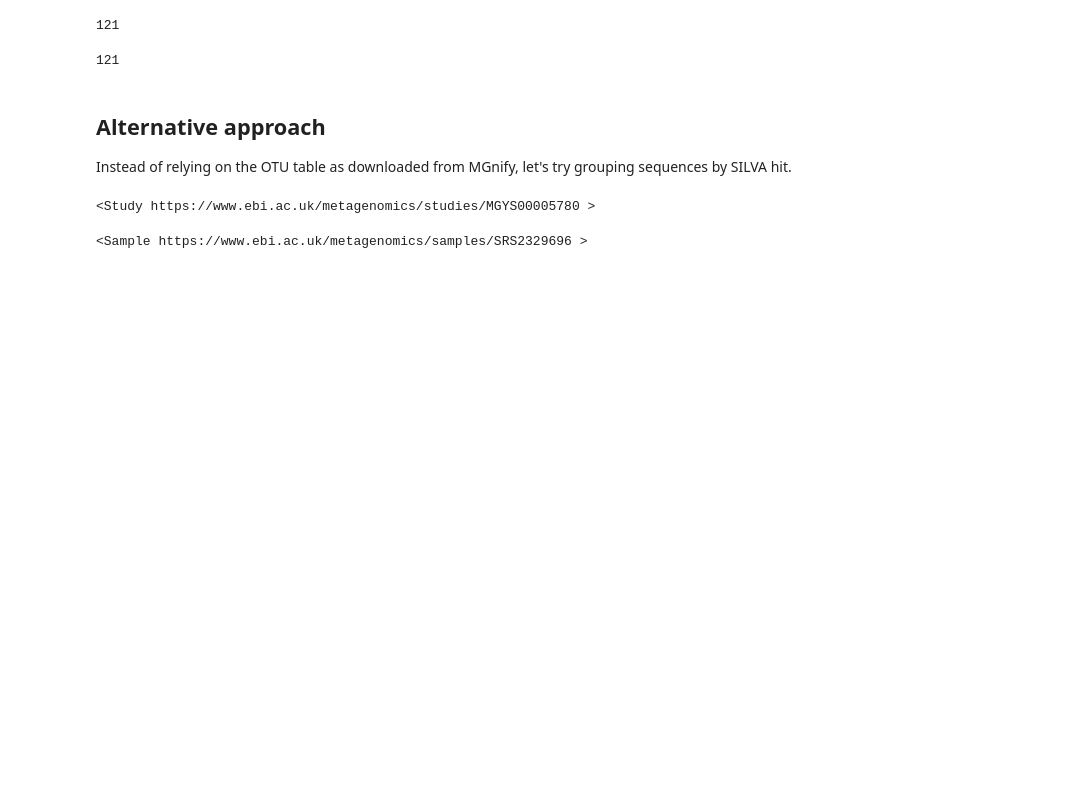
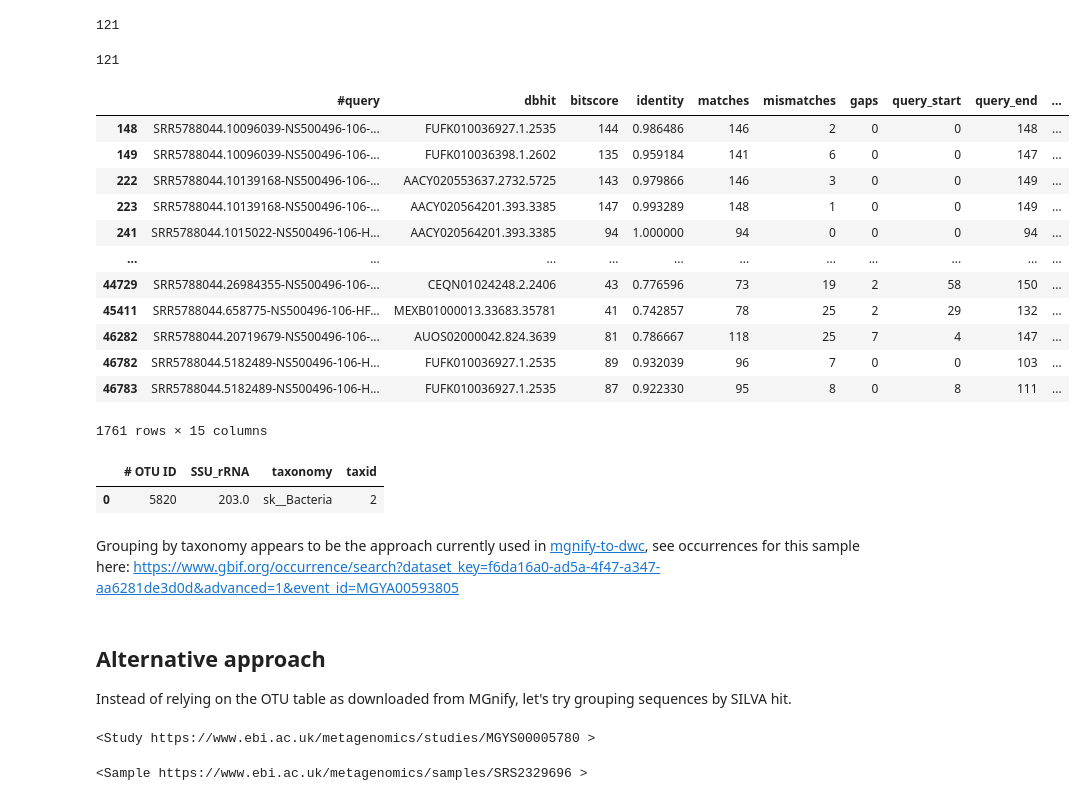
Before and after one commit to iobis/mgnify-extract, a Jupyter notebook: notebooks/otus.ipynb, the cells around one changed output. Saved outputs shown, nothing was run; the diff lists cells and outputs as text; code cells hidden in the pictures; blank space fills up the shorter version.

```diff
--- a/notebooks/otus.ipynb
+++ b/notebooks/otus.ipynb
@@ -68,6 +117,31 @@ pd.Series([clean_taxonomy_string(tax) for tax in otu["taxonomy"]]).nunique()
 pd.Series([clean_taxonomy_string(tax) for tax in mseq["SILVA"]]).nunique()
 # %% [output]
 121
+# %%
+mseq_bacteria = mseq.loc[mseq["SILVA"].apply(lambda x: clean_taxonomy_string(x)) == "sk__Bacteria"]
+mseq_bacteria
+# %% [output]
+|  | #query | dbhit | bitscore | identity | matches | mismatches | gaps | query_start | query_end | ... |
+| 148 | SRR5788044.10096039-NS500496-106-... | FUFK010036927.1.2535 | 144 | 0.986486 | 146 | 2 | 0 | 0 | 148 | ... |
+| 149 | SRR5788044.10096039-NS500496-106-... | FUFK010036398.1.2602 | 135 | 0.959184 | 141 | 6 | 0 | 0 | 147 | ... |
+| 222 | SRR5788044.10139168-NS500496-106-... | AACY020553637.2732.5725 | 143 | 0.979866 | 146 | 3 | 0 | 0 | 149 | ... |
+| 223 | SRR5788044.10139168-NS500496-106-... | AACY020564201.393.3385 | 147 | 0.993289 | 148 | 1 | 0 | 0 | 149 | ... |
+| 241 | SRR5788044.1015022-NS500496-106-H... | AACY020564201.393.3385 | 94 | 1.000000 | 94 | 0 | 0 | 0 | 94 | ... |
+| ... | ... | ... | ... | ... | ... | ... | ... | ... | ... | ... |
+| 44729 | SRR5788044.26984355-NS500496-106-... | CEQN01024248.2.2406 | 43 | 0.776596 | 73 | 19 | 2 | 58 | 150 | ... |
+| 45411 | SRR5788044.658775-NS500496-106-HF... | MEXB01000013.33683.35781 | 41 | 0.742857 | 78 | 25 | 2 | 29 | 132 | ... |
+| 46282 | SRR5788044.20719679-NS500496-106-... | AUOS02000042.824.3639 | 81 | 0.786667 | 118 | 25 | 7 | 4 | 147 | ... |
+| 46782 | SRR5788044.5182489-NS500496-106-H... | FUFK010036927.1.2535 | 89 | 0.932039 | 96 | 7 | 0 | 0 | 103 | ... |
+| 46783 | SRR5788044.5182489-NS500496-106-H... | FUFK010036927.1.2535 | 87 | 0.922330 | 95 | 8 | 0 | 8 | 111 | ... |
+1761 rows × 15 columns
+# %%
+otu_bacteria = otu.loc[otu["taxonomy"].apply(lambda x: clean_taxonomy_string(x)) == "sk__Bacteria"]
+otu_bacteria
+# %% [output]
+|  | # OTU ID | SSU_rRNA | taxonomy | taxid |
+| 0 | 5820 | 203.0 | sk__Bacteria | 2 |
+# %% [markdown]
+Grouping by taxonomy appears to be the approach currently used in [mgnify-to-dwc](https://github.com/gbif/mgnify-to-dwc), see occurrences for this sample here: <https://www.gbif.org/occurrence/search?dataset_key=f6da16a0-ad5a-4f47-a347-aa6281de3d0d&advanced=1&event_id=MGYA00593805>
 # %% [markdown]
 ## Alternative approach
 
```
Also changed, not shown: parts of 11 cells of this notebook.
